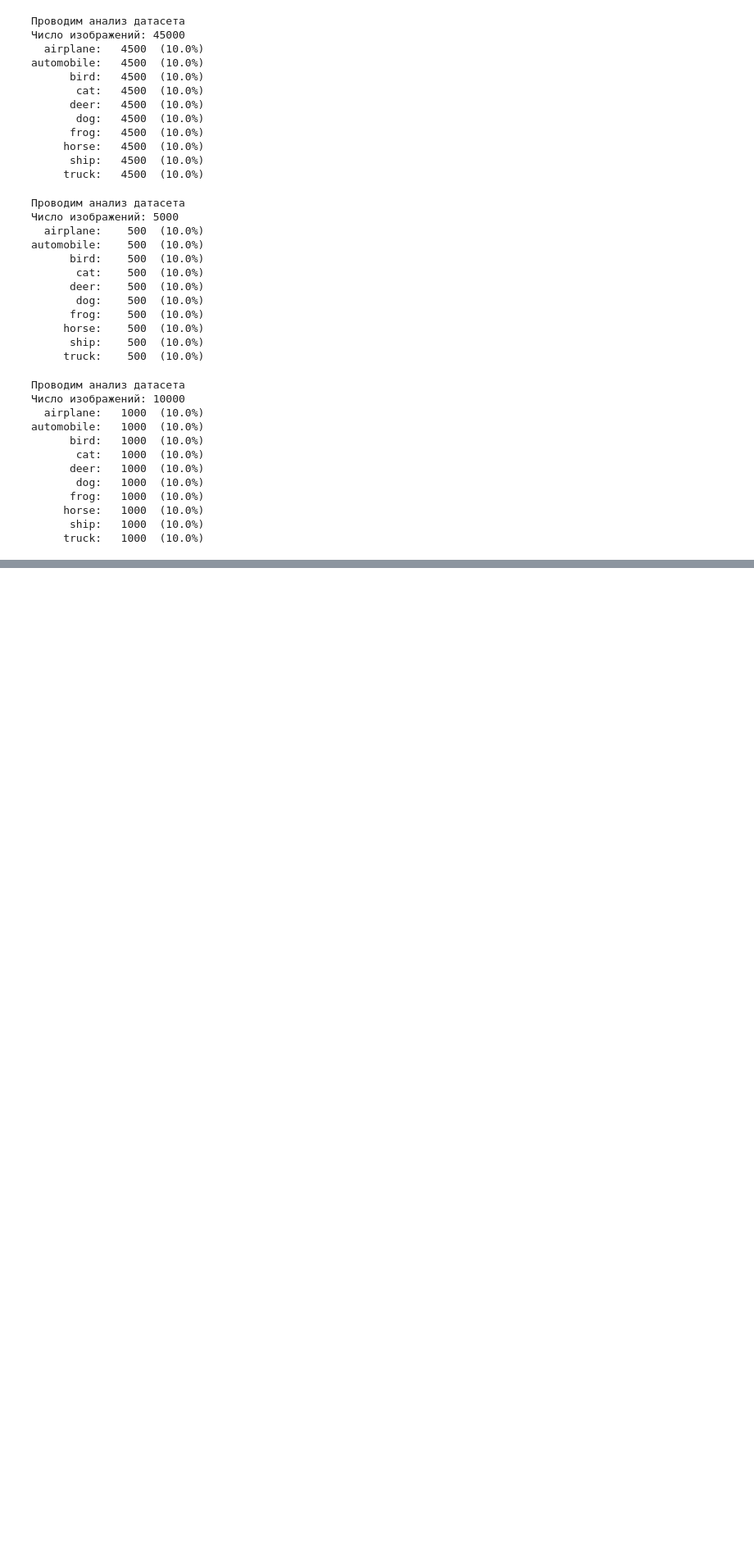
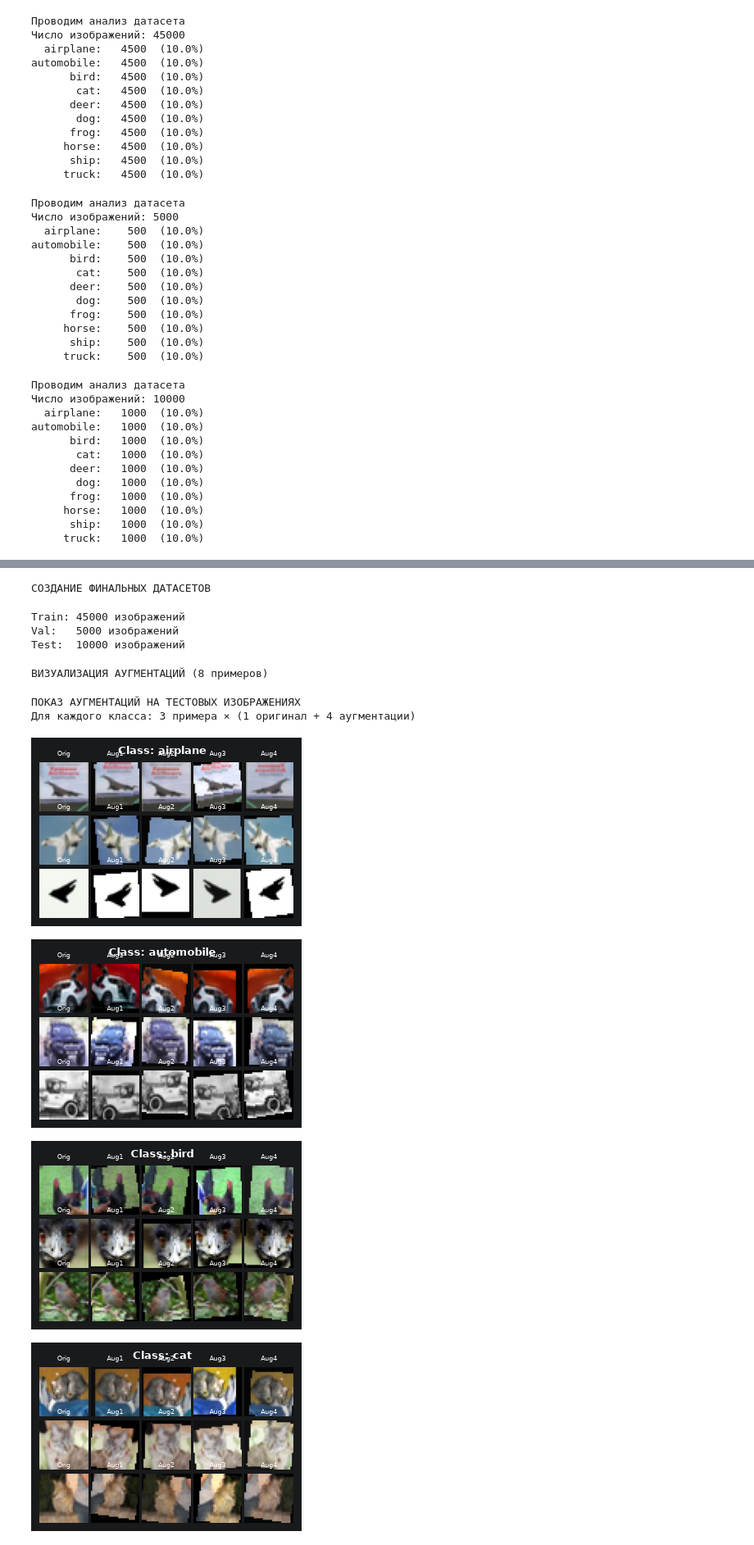
Before and after one commit to borzovB/cifar10-classification, a Jupyter notebook: cifar10-classification_main.ipynb, the cells around one changed output, grey strips where cells are left out. Shown at 82% size. Cells and saved outputs as stored; diff of their text form; code cells hidden in the pictures; blank space fills up the shorter version.

```diff
--- a/cifar10-classification_main.ipynb
+++ b/cifar10-classification_main.ipynb
@@ -14,9 +19,7 @@ import torchvision.transforms as T
 # %%
 print("Загрузка данных...")
-train_full = datasets.CIFAR10(root="data", train=True,  download=True,
-                              transform=T.ToTensor())
-test_full  = datasets.CIFAR10(root="data", train=False, download=True,
-                              transform=T.ToTensor())
+train_full = datasets.CIFAR10(root="data", train=True,  download=True, transform=None)
+test_full  = datasets.CIFAR10(root="data", train=False, download=True, transform=None)
 # %% [output]
 Загрузка данных...
 # %%
@@ -83,7 +86,9 @@ print(f"Train: {len(train_data)}, Val: {len(val_data)}, Test: {len(test_data)}")
 Разделяем данные
 Train: 45000, Val: 5000, Test: 10000
 # %%
-images = torch.stack([img for img, _ in test_full])
+to_tensor = T.ToTensor()
+
+images = torch.stack([to_tensor(img) for img, _ in test_full])
 labels = torch.tensor([label for _, label in test_full])
 
 # Классы CIFAR-10
@@ -244,0 +336,4 @@ automobile:   1000  (10.0%)
+# %%
+print("СОЗДАНИЕ ФИНАЛЬНЫХ ДАТАСЕТОВ")
+# %% [output]
+СОЗДАНИЕ ФИНАЛЬНЫХ ДАТАСЕТОВ
@@ -244,0 +355,16 @@ automobile:   1000  (10.0%)
+# %%
+train_data = DatasetWithTransform(train_full, idx_train, train_tf)
+val_data = DatasetWithTransform(train_full, idx_val, val_test_tf)
+test_data = DatasetWithTransform(test_full, list(range(len(test_full))), val_test_tf)
+
+print(f"Train: {len(train_data)} изображений")
+print(f"Val:   {len(val_data)} изображений")
+print(f"Test:  {len(test_data)} изображений")
+# %% [output]
+Train: 45000 изображений
+Val:   5000 изображений
+Test:  10000 изображений
+# %%
+print("ВИЗУАЛИЗАЦИЯ АУГМЕНТАЦИЙ (8 примеров)")
+# %% [output]
+ВИЗУАЛИЗАЦИЯ АУГМЕНТАЦИЙ (8 примеров)
@@ -244,0 +439,23 @@ automobile:   1000  (10.0%)
+# %%
+# ВЫЗОВ ФУНКЦИИ
+print("ПОКАЗ АУГМЕНТАЦИЙ НА ТЕСТОВЫХ ИЗОБРАЖЕНИЯХ")
+print("Для каждого класса: 3 примера × (1 оригинал + 4 аугментации)")
+
+# Классы CIFAR-10
+CLASSES = ('airplane', 'automobile', 'bird', 'cat', 'deer',
+           'dog', 'frog', 'horse', 'ship', 'truck')
+
+# Вызываем нашу новую функцию
+show_augmented_samples(
+    dataset=test_full,
+    classes=CLASSES,
+    samples_per_class=3,  # 3 примера на класс
+    num_augs=4            # 4 аугментации на каждый пример
+)
+# %% [output]
+ПОКАЗ АУГМЕНТАЦИЙ НА ТЕСТОВЫХ ИЗОБРАЖЕНИЯХ
+Для каждого класса: 3 примера × (1 оригинал + 4 аугментации)
+[figure, added]
+[figure, added]
+[figure, added]
+[figure, added]
```
Also changed, not shown: parts of 22 cells of this notebook, 1 other file.
